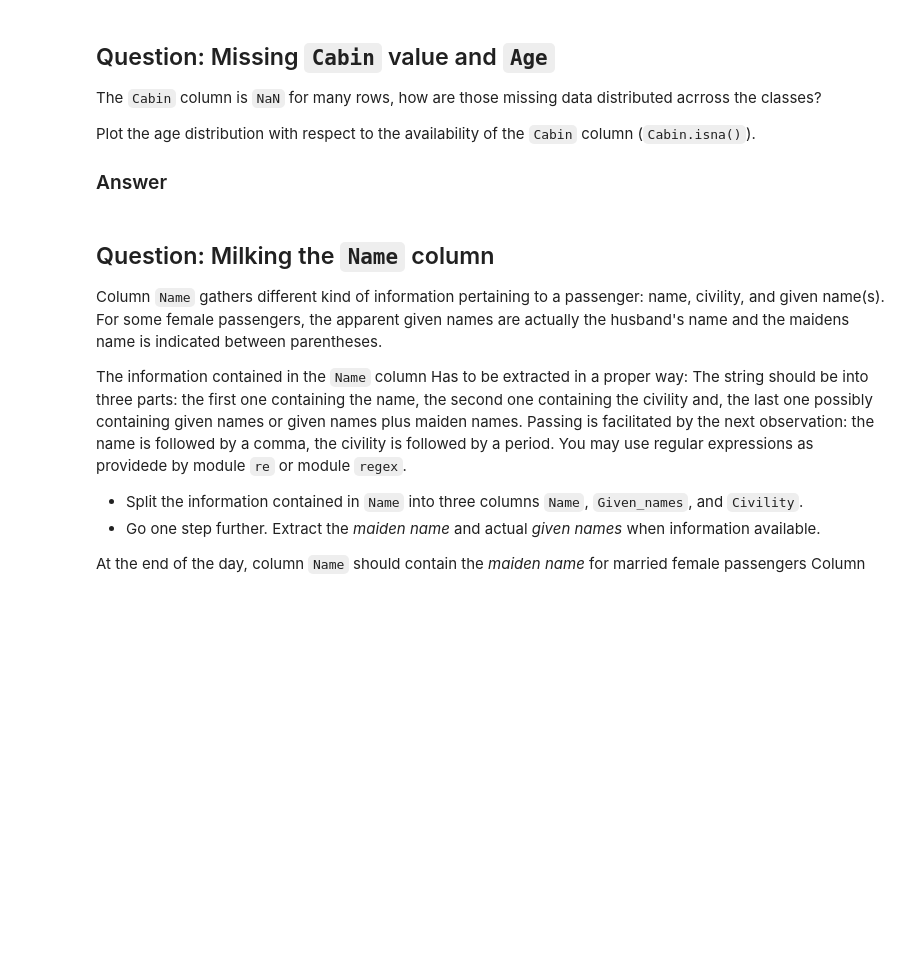
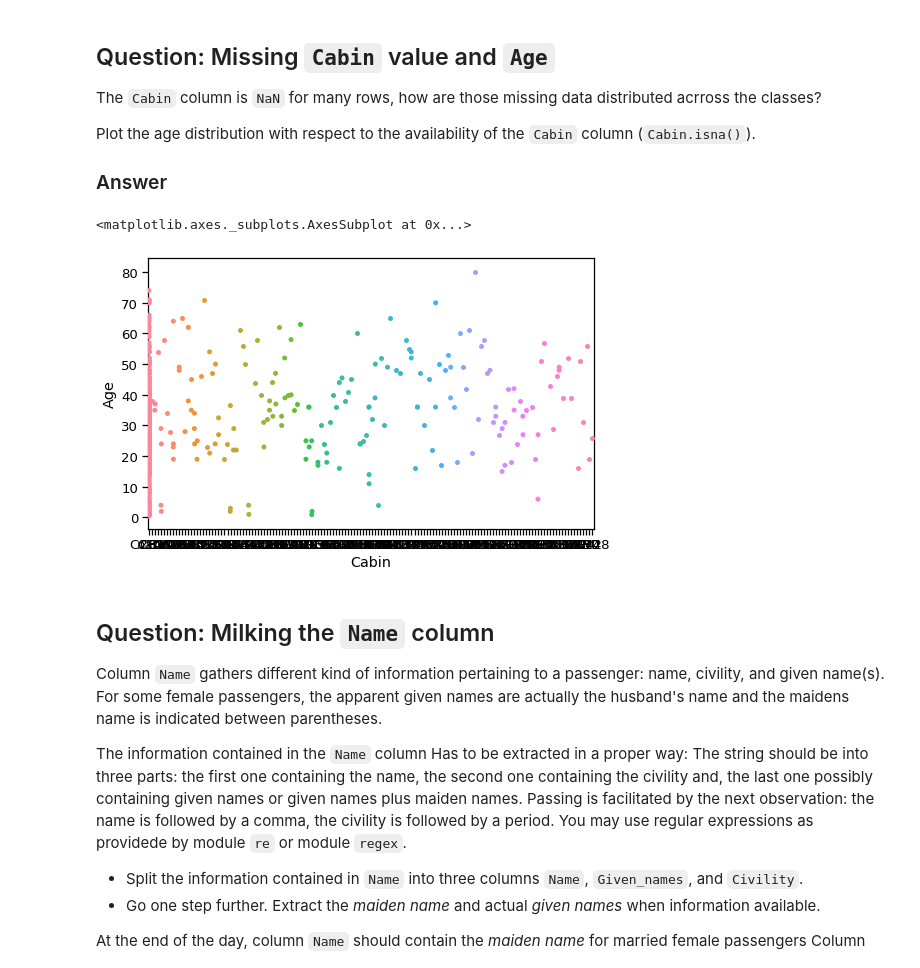
Before and after one commit to anis45/TechBigDataHomeWork, a Jupyter notebook: homework01.ipynb, the cells around one changed output. Saved outputs shown, nothing was run; the diff lists cells and outputs as text; code cells hidden in the pictures; blank space fills up the shorter version.

```diff
--- a/homework01.ipynb
+++ b/homework01.ipynb
@@ -544,6 +538,12 @@ Plot the age distribution with
 respect to the availability of the `Cabin` column (`Cabin.isna()`).
 
 ### Answer
+# %%
+plt.figure(figsize=(8, 5))
+sns.stripplot(x='Cabin', y='Age', jitter=True, data=df)
+# %% [output]
+<matplotlib.axes._subplots.AxesSubplot at 0x...>
+[figure, added]
 # %% [markdown]
 
 
```
Also changed, not shown: parts of 15 cells of this notebook.
